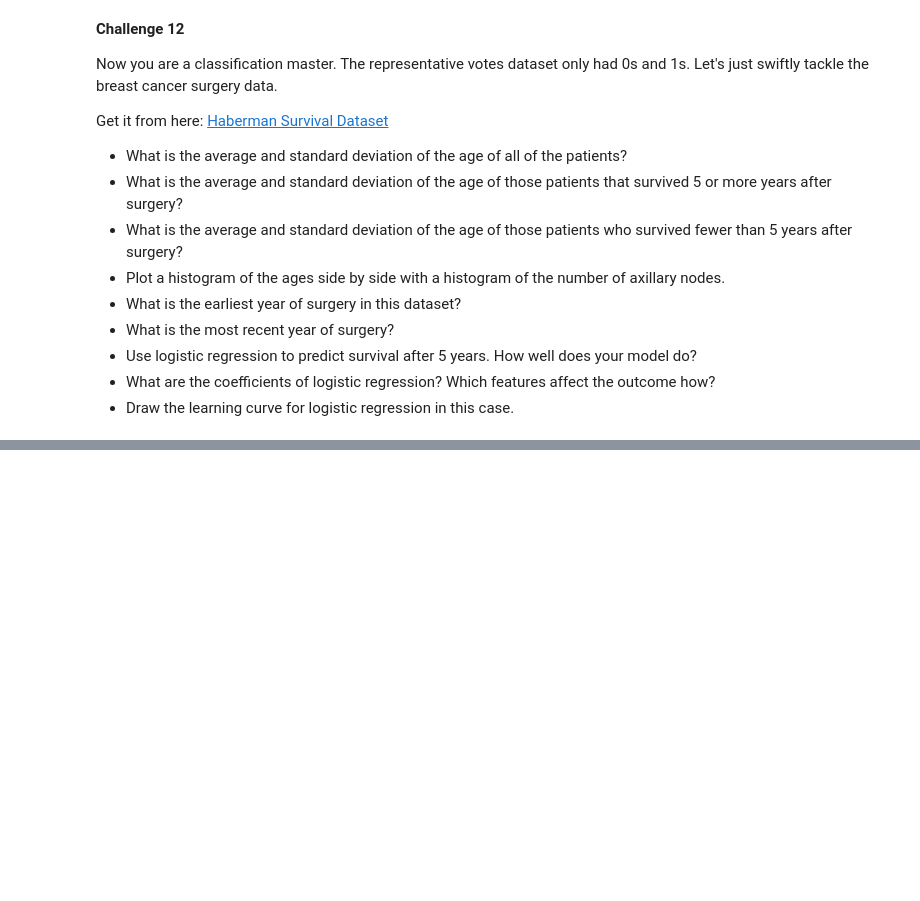
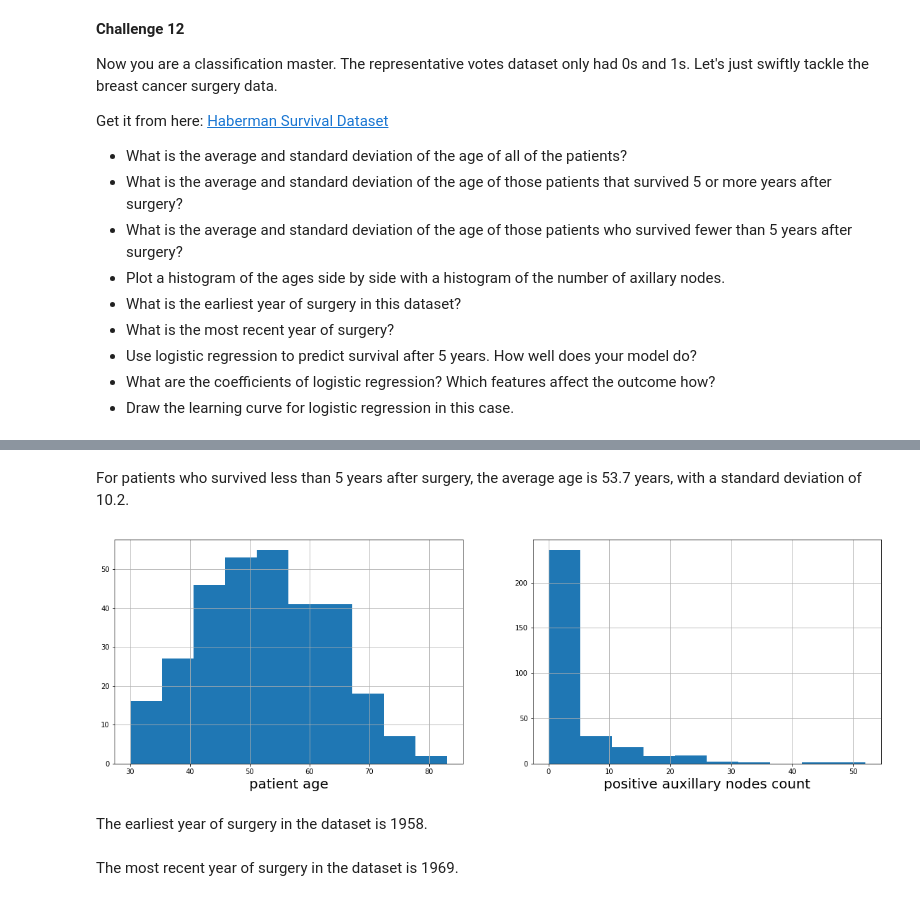
Before and after one commit to cliuless/ds_again, a Jupyter notebook: student_submissions/challenges/07_classification/igumenshcheva_arina/challenge_set_7_arina.ipynb, the cells around one changed output, grey strips where cells are left out. Saved outputs shown, nothing was run; the diff lists cells and outputs as text; code cells hidden in the pictures; blank space fills up the shorter version.

```diff
--- a/student_submissions/challenges/07_classification/igumenshcheva_arina/challenge_set_7_arina.ipynb
+++ b/student_submissions/challenges/07_classification/igumenshcheva_arina/challenge_set_7_arina.ipynb
@@ -634,3 +634,8 @@ Get it from here: [Haberman Survival Dataset](https://archive.ics.uci.edu/ml/dat
  * Use logistic regression to predict survival after 5 years. How well does your model do?
  * What are the coefficients of logistic regression? Which features affect the outcome how?
  * Draw the learning curve for logistic regression in this case.
+# %%
+filepath = 'https://archive.ics.uci.edu/ml/machine-learning-databases/haberman/haberman.data'
+haberman_df = pd.read_csv(filepath,
+        names = ['patient_age', 'operation_year', 'pos_nodes_count', 'survival'])
+haberman_df.head()
@@ -636,0 +691,22 @@ Get it from here: [Haberman Survival Dataset](https://archive.ics.uci.edu/ml/dat
+# %% [markdown]
+For patients who survived less than 5 years after surgery, the average age is 53.7 years, with a standard deviation of 10.2.
+# %%
+fig = plt.figure(figsize=(20,6))
+## figure notation: 1 - row number, 2 - column number, and 1 - subplot number
+##Left plot
+img1 = fig.add_subplot(121)
+plt.hist(haberman_df.patient_age)
+img1.grid(True)## show grid in plot
+img1.set_xlabel('patient age', fontsize = 20.0)
+
+## right plot
+img2 = fig.add_subplot(122)
+plt.hist(haberman_df.pos_nodes_count)
+img2.grid(True)## show grid in plot
+img2.set_xlabel('positive auxillary nodes count', fontsize = 20.0);
+# %% [output]
+[figure, added]
+# %% [markdown]
+The earliest year of surgery in the dataset is 1958.
+# %% [markdown]
+The most recent year of surgery in the dataset is 1969.
```
Also changed, not shown: parts of 32 cells of this notebook.
